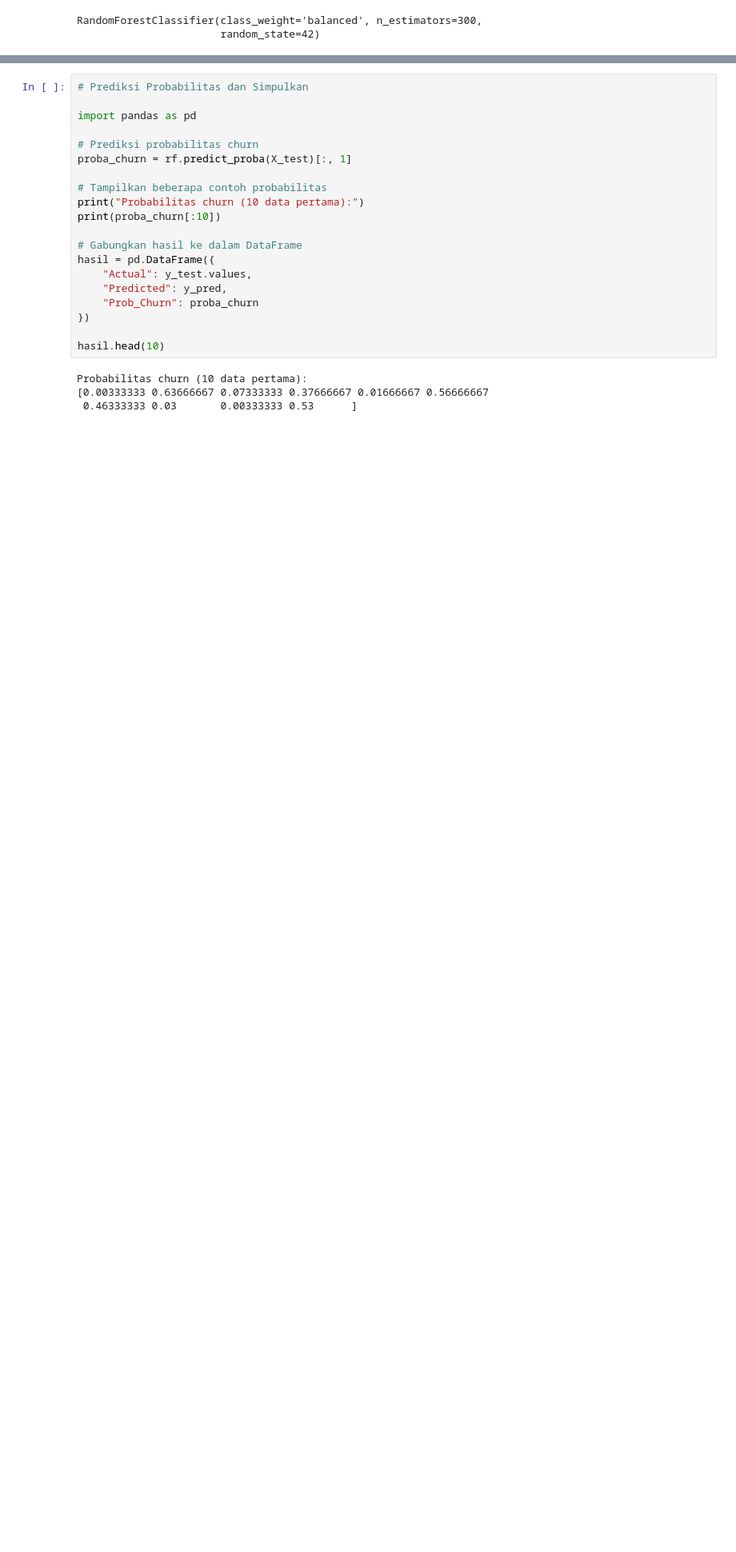
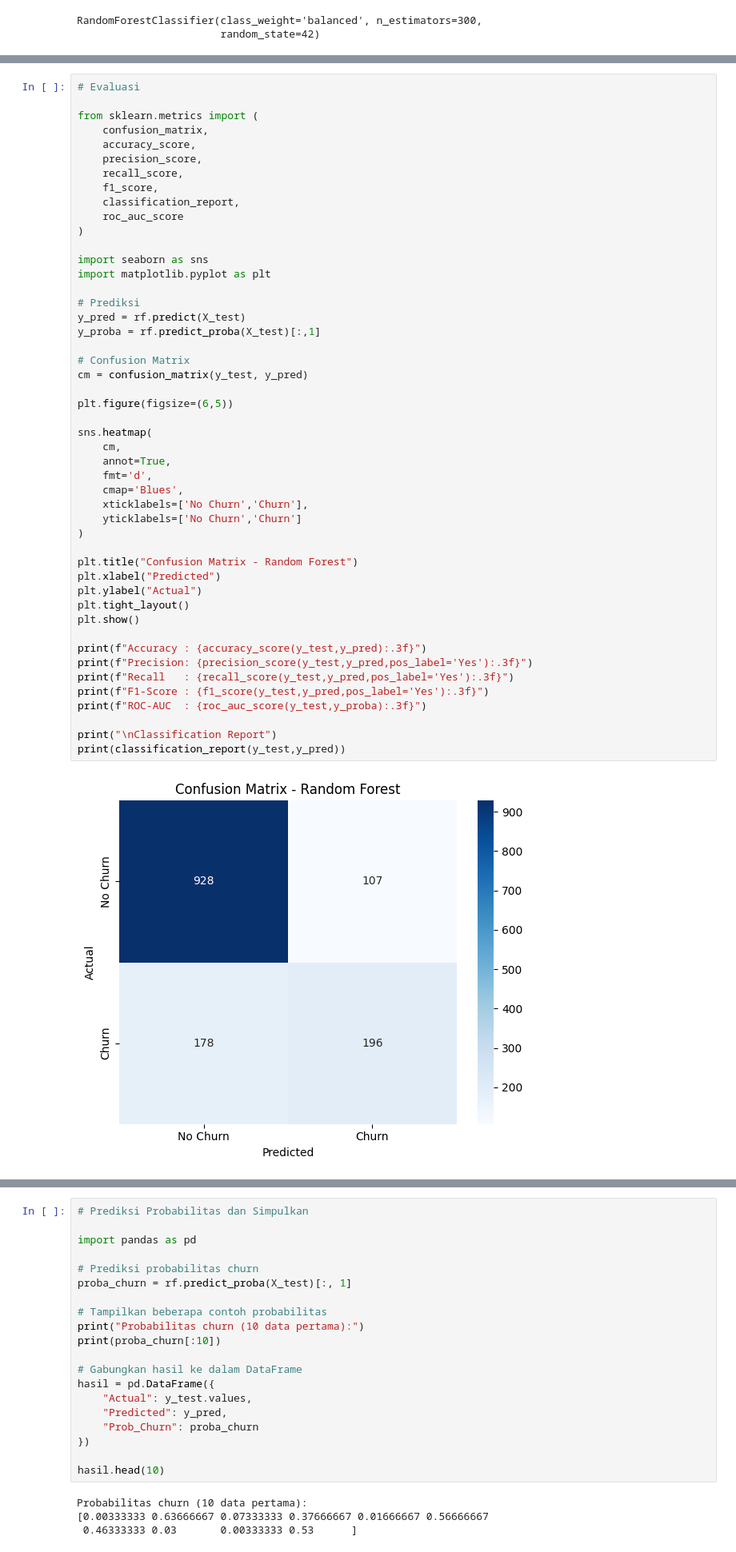
Before and after one commit to mhdhaikal22/data-science-2026, a Jupyter notebook: Pertemuan10_[MUHAMMAD_HAIKAL]_[240401010269].ipynb, the cells around one changed output, grey strips where cells are left out. Shown at 80% size. Drawn from its saved outputs; the diff is of its cells as text; blank space fills up the shorter version.

```diff
--- a/Pertemuan10_[MUHAMMAD_HAIKAL]_[240401010269].ipynb
+++ b/Pertemuan10_[MUHAMMAD_HAIKAL]_[240401010269].ipynb
@@ -89,0 +60,50 @@ ROC-AUC Score: 0.8337260068717869
+# %%
+# Evaluasi
+
+from sklearn.metrics import (
+    confusion_matrix,
+    accuracy_score,
+    precision_score,
+    recall_score,
+    f1_score,
+    classification_report,
+    roc_auc_score
+)
+
+import seaborn as sns
+import matplotlib.pyplot as plt
+
+# Prediksi
+y_pred = rf.predict(X_test)
+y_proba = rf.predict_proba(X_test)[:,1]
+
+# Confusion Matrix
+cm = confusion_matrix(y_test, y_pred)
+
+plt.figure(figsize=(6,5))
+
+sns.heatmap(
+    cm,
+    annot=True,
+    fmt='d',
+    cmap='Blues',
+    xticklabels=['No Churn','Churn'],
+    yticklabels=['No Churn','Churn']
+)
+
+plt.title("Confusion Matrix - Random Forest")
+plt.xlabel("Predicted")
+plt.ylabel("Actual")
+plt.tight_layout()
+plt.show()
+
+print(f"Accuracy : {accuracy_score(y_test,y_pred):.3f}")
+print(f"Precision: {precision_score(y_test,y_pred,pos_label='Yes'):.3f}")
+print(f"Recall   : {recall_score(y_test,y_pred,pos_label='Yes'):.3f}")
+print(f"F1-Score : {f1_score(y_test,y_pred,pos_label='Yes'):.3f}")
+print(f"ROC-AUC  : {roc_auc_score(y_test,y_proba):.3f}")
+
+print("\nClassification Report")
+print(classification_report(y_test,y_pred))
+# %% [output]
+[figure, added]
```
Also changed, not shown: parts of 3 cells of this notebook.
